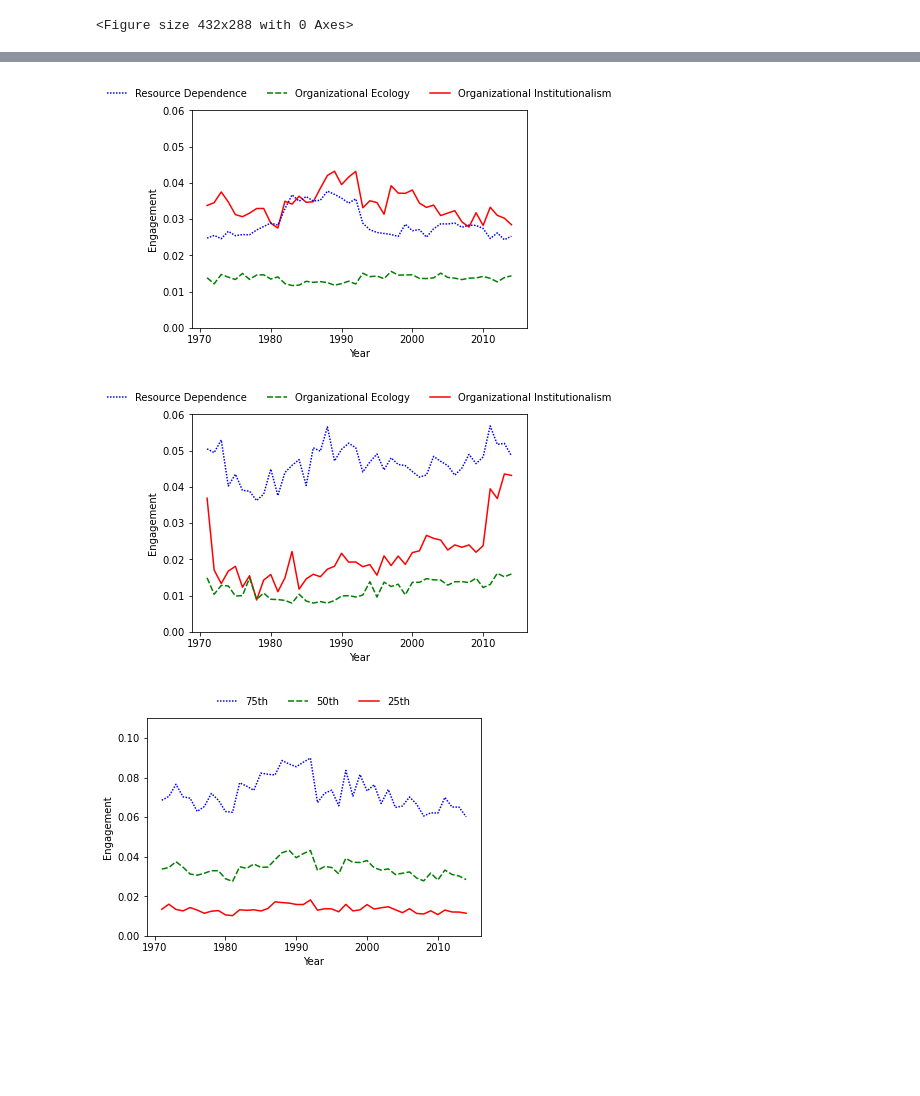
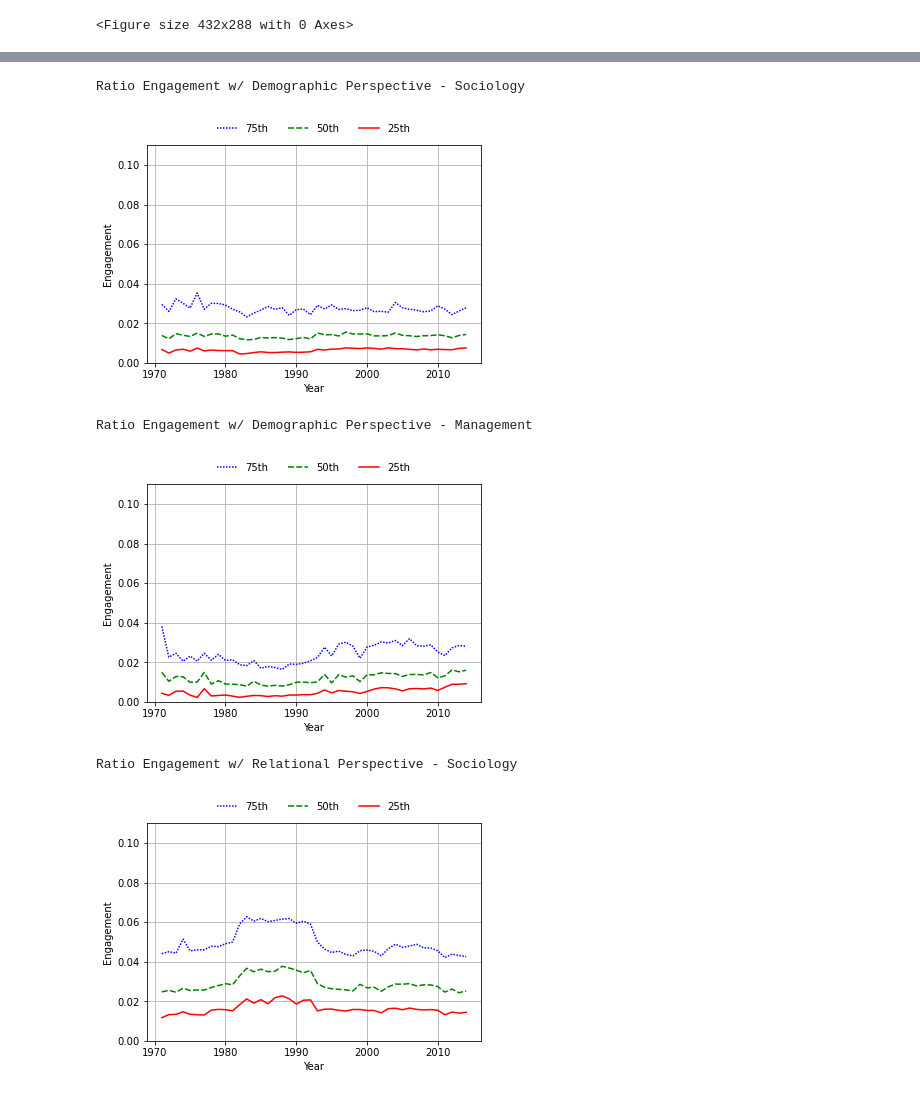
Before and after one commit to h2researchgroup/embeddings, a Jupyter notebook: validate/plot_engagement.ipynb, the cells around one changed output, grey strips where cells are left out. Drawn from its saved outputs; the diff is of its cells as text; code cells hidden in the pictures; blank space fills up the shorter version.

```diff
--- a/validate/plot_engagement.ipynb
+++ b/validate/plot_engagement.ipynb
@@ -155,59 +259,67 @@ plt.show()
 # %%
-# All perspectives: Sociology (median)
-ax = sns.lineplot(x="Year", y="Engagement", data=df_50_long_soc,
-                  hue='Perspective', style='Perspective', palette=custom_palette)
+# Demographic: Sociology
+ax = sns.lineplot(x="publicationYear", y="demographic_ratio", data=df_sociology,
+                  hue='percentile', style='percentile', palette=custom_palette)
 ax.set(xlabel='Year', ylabel='Engagement')
-ax.set(ylim=(0.0, 0.06))
-#ax.set_title('Ratio Engagement w/ Cultural Perspective - Sociology')
+ax.set(ylim=(0.0, 0.11))
+ax.grid()
+title = 'Ratio Engagement w/ Demographic Perspective - Sociology'
+print(title)
+#ax.set_title(title)
 
 handles, labels = ax.get_legend_handles_labels()
 ax.legend(handles[::-1], labels[::-1], loc='upper center', bbox_to_anchor=(0.5, 1.14), ncol=3, frameon=False)
 
 fig.set_size_inches(8, 6)
 thisday = date.today().strftime("%m%d%y") # get current date
-title = f"ratio_all_sociology_median_{thisday}"
-plt.savefig(join(FIGURES_HOME, title + ".png"), dpi=1200, bbox_inches="tight")
+fname = f"ratio_demographic_sociology_{thisday}"
+plt.savefig(join(FIGURES_HOME, fname + ".png"), dpi=200, bbox_inches="tight")
 plt.show()
 # %% [output]
+Ratio Engagement w/ Demographic Perspective - Sociology
-[figure, old version]
+[figure, new version]
 # %%
-# All perspectives: Management (median)
-ax = sns.lineplot(x="Year", y="Engagement", data=df_50_long_mgmt,
-                  hue='Perspective', style='Perspective', palette=custom_palette)
+# Demographic: Management
+ax = sns.lineplot(x="publicationYear", y="demographic_ratio", data=df_management,
+                  hue='percentile', style='percentile', palette=custom_palette)
 ax.set(xlabel='Year', ylabel='Engagement')
-ax.set(ylim=(0.0, 0.06))
-#ax.set_title('Ratio Engagement w/ Cultural Perspective - Sociology')
+ax.set(ylim=(0.0, 0.11))
+ax.grid()
+title = 'Ratio Engagement w/ Demographic Perspective - Management'
+print(title)
+#ax.set_title(title)
 
 handles, labels = ax.get_legend_handles_labels()
 ax.legend(handles[::-1], labels[::-1], loc='upper center', bbox_to_anchor=(0.5, 1.14), ncol=3, frameon=False)
 
 fig.set_size_inches(8, 6)
 thisday = date.today().strftime("%m%d%y") # get current date
-title = f"ratio_all_management_median_{thisday}"
-plt.savefig(join(FIGURES_HOME, title + ".png"), dpi=1200, bbox_inches="tight")
+fname = f"ratio_demographic_management_{thisday}"
+plt.savefig(join(FIGURES_HOME, fname + ".png"), dpi=200, bbox_inches="tight")
 plt.show()
 # %% [output]
+Ratio Engagement w/ Demographic Perspective - Management
-[figure, old version]
+[figure, new version]
 # %%
-###############################################
-#   Plot engagement: 25/50/75th percentiles   #
-###############################################
-
-# Cultural: Sociology
-ax = sns.lineplot(x="publicationYear", y="cultural_ratio", data=df_sociology,
+# Relational: Sociology
+ax = sns.lineplot(x="publicationYear", y="relational_ratio", data=df_sociology,
                   hue='percentile', style='percentile', palette=custom_palette)
 ax.set(xlabel='Year', ylabel='Engagement')
 ax.set(ylim=(0.0, 0.11))
-#ax.set_title('Ratio Engagement w/ Cultural Perspective - Sociology')
+ax.grid()
+title = 'Ratio Engagement w/ Relational Perspective - Sociology'
+print(title)
+#ax.set_title(title)
 
 handles, labels = ax.get_legend_handles_labels()
 ax.legend(handles[::-1], labels[::-1], loc='upper center', bbox_to_anchor=(0.5, 1.14), ncol=3, frameon=False)
 
 fig.set_size_inches(8, 6)
 thisday = date.today().strftime("%m%d%y") # get current date
-title = f"ratio_cultural_sociology_{thisday}"
-plt.savefig(join(FIGURES_HOME, title + ".png"), dpi=1200, bbox_inches="tight")
+fname = f"ratio_relational_sociology_{thisday}"
+plt.savefig(join(FIGURES_HOME, fname + ".png"), dpi=200, bbox_inches="tight")
 plt.show()
 # %% [output]
+Ratio Engagement w/ Relational Perspective - Sociology
-[figure, old version]
+[figure, new version]
 # %%
```
Also changed, not shown: parts of 11 cells of this notebook, 22 other files.
